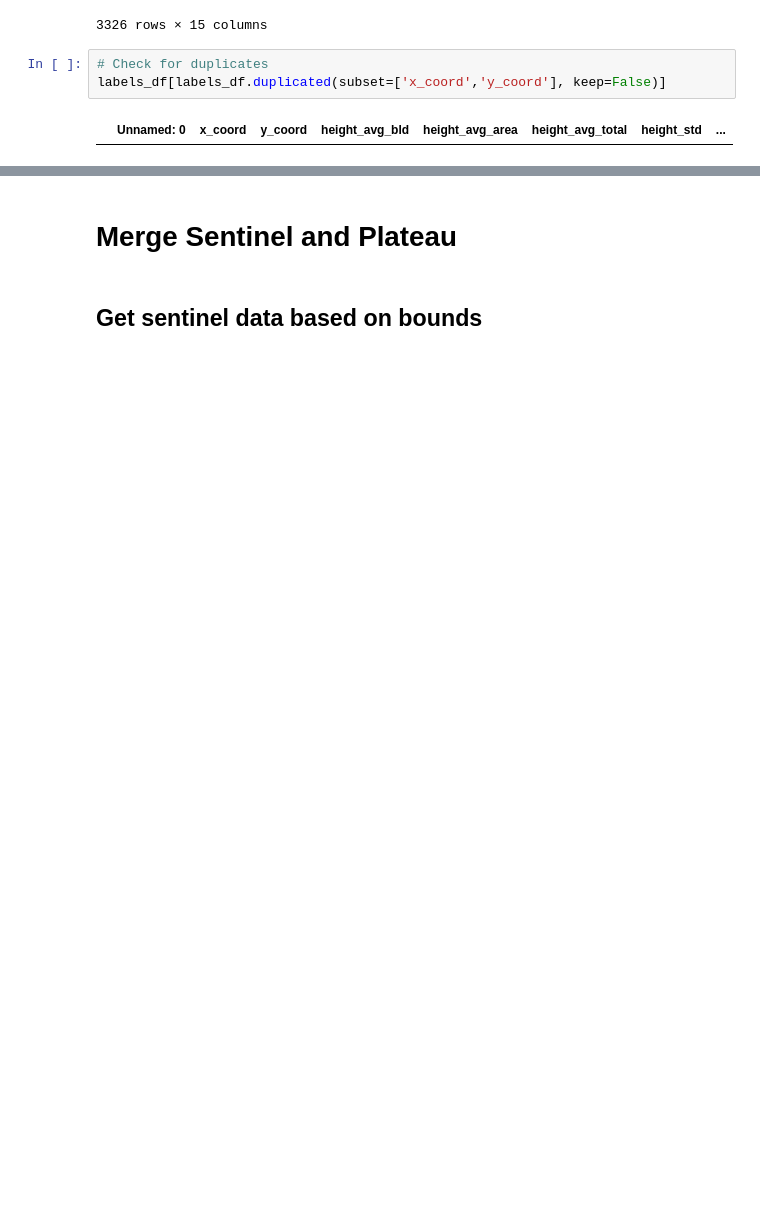
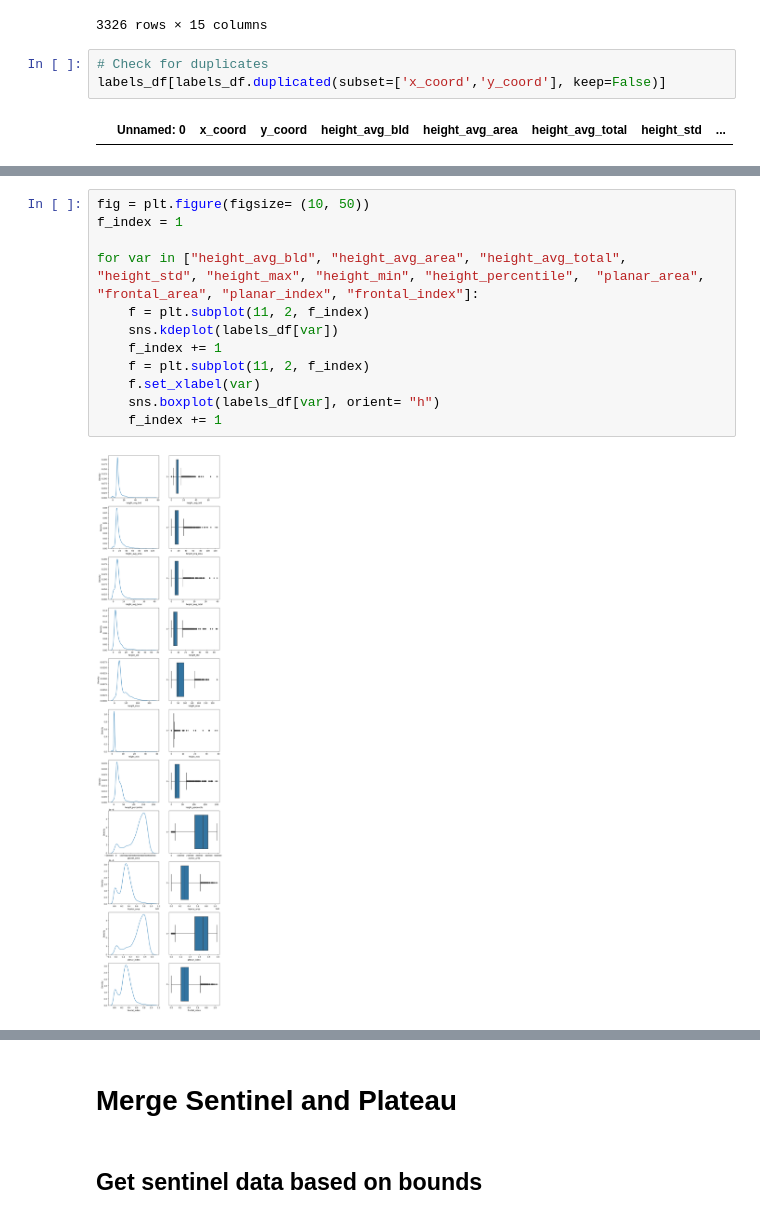
Before and after one commit to LQCHAN022/UMP-estimation, a Jupyter notebook: sentinel_plateau.ipynb, the cells around one changed output, grey strips where cells are left out. Cells and saved outputs as stored; diff of their text form; blank space fills up the shorter version.

Commit message:
Visualise UMP

```diff
--- a/sentinel_plateau.ipynb
+++ b/sentinel_plateau.ipynb
@@ -1644,0 +1668,14 @@ labels_df[labels_df.duplicated(subset=['x_coord','y_coord'], keep=False)]
+# %%
+fig = plt.figure(figsize= (10, 50))
+f_index = 1
+
+for var in ["height_avg_bld", "height_avg_area", "height_avg_total", "height_std", "height_max", "height_min", "height_percentile",	"planar_area", "frontal_area", "planar_index", "frontal_index"]:
+    f = plt.subplot(11, 2, f_index)
+    sns.kdeplot(labels_df[var])
+    f_index += 1
+    f = plt.subplot(11, 2, f_index)
+    f.set_xlabel(var)
+    sns.boxplot(labels_df[var], orient= "h")
+    f_index += 1
+# %% [output]
+[figure, added]
```
Also changed, not shown: parts of 30 cells of this notebook.
